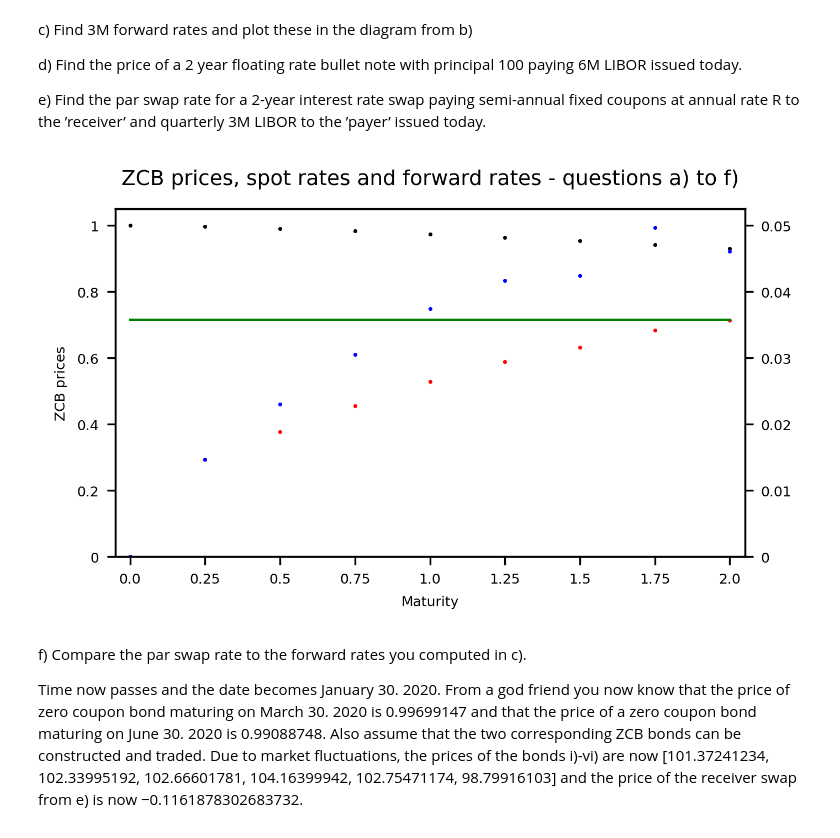
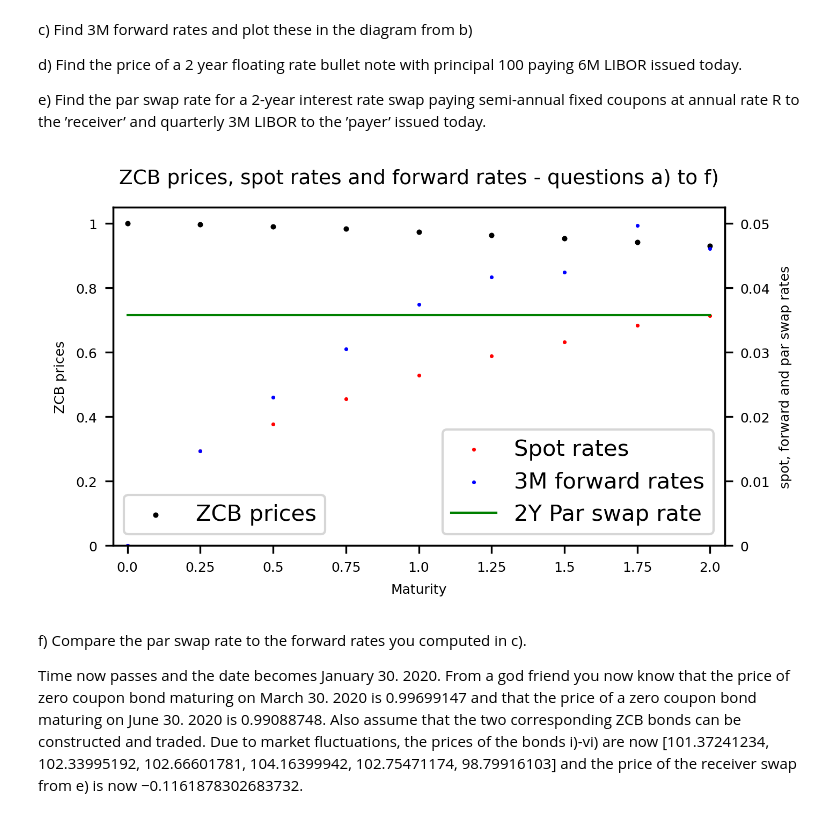
Before and after one commit to VictorFRasmussen/Heston-model, a Jupyter notebook: FID_Problem_setst.ipynb, the cells around one changed output. Saved outputs shown, nothing was run; the diff lists cells and outputs as text; code cells hidden in the pictures.

```diff
--- a/FID_Problem_setst.ipynb
+++ b/FID_Problem_setst.ipynb
@@ -88,39 +88,41 @@ for i in range(1,M):
 pi_float = K*p[0]
 
 # Problem e)
 R = (1-p[8])/(0.5*(p[2]+p[4]+p[6]+p[8]))
 
 T_new = np.zeros([M])
 T_new[1:] = T[1:] - 1/12
 C_new = np.zeros([N,M])
 C_new[:,1:] = C[:,1:]
 
 # Plot for quextions a) - e)
 fig = plt.figure(constrained_layout=False, dpi = 300, figsize = (5,3))
 fig.suptitle(f"ZCB prices, spot rates and forward rates - questions a) to f)", fontsize = 9)
 gs = fig.add_gridspec(nrows=1,ncols=1,left=0.12,bottom=0.2,right=0.88,top=0.90,wspace=0,hspace=0)
 ax = fig.add_subplot(gs[0,0])
 
 ax.set_xticks(T)
 ax.set_xticklabels(T,fontsize = 6)
 ax.set_xlim([T[0]-0.05,T[-1]+0.05])
 plt.xlabel(f"Maturity",fontsize = 6)
 ax.set_yticks([0,0.2,0.4,0.6,0.8,1])
 ax.set_yticklabels([0,0.2,0.4,0.6,0.8,1],fontsize = 6)
 ax.set_ylim([0,1.05])
 ax.set_ylabel(f"ZCB prices",fontsize = 6)
-ax.scatter(T, p, s = 2, color = 'black', marker = ".")
-
+ax.scatter(T, p, s = 2, color = 'black', marker = "o", label = "ZCB prices")
+plt.legend()
 ax1 = ax.twinx()
 ax1.set_yticks([0,0.01,0.02,0.03,0.04,0.05])
 ax1.set_yticklabels([0,0.01,0.02,0.03,0.04,0.05],fontsize = 6)
 ax1.set_ylim([0,0.0525])
-ax1.scatter(T, r, s = 2, color = 'red', marker = ".")
-ax1.scatter(T, f_3M, s = 2, color = 'blue', marker = ".")
-ax1.plot(T,R*np.ones([M]), color='green', linewidth = 1, marker = "")
+ax1.set_ylabel(f"spot, forward and par swap rates",fontsize = 6)
+ax1.scatter(T, r, s = 2, color = 'red', marker = ".", label="Spot rates")
+ax1.scatter(T, f_3M, s = 2, color = 'blue', marker = ".", label="3M forward rates")
+ax1.plot(T,R*np.ones([M]), color='green', linewidth = 1, marker = "", label = "2Y Par swap rate")
+plt.legend()
 plt.show()
 # %% [output]
-[figure, old version]
+[figure, new version]
 # %% [markdown]
 f) Compare the par swap rate to the forward rates you computed in c).
 
```
Also changed, not shown: parts of 2 cells of this notebook, 6 other files.
